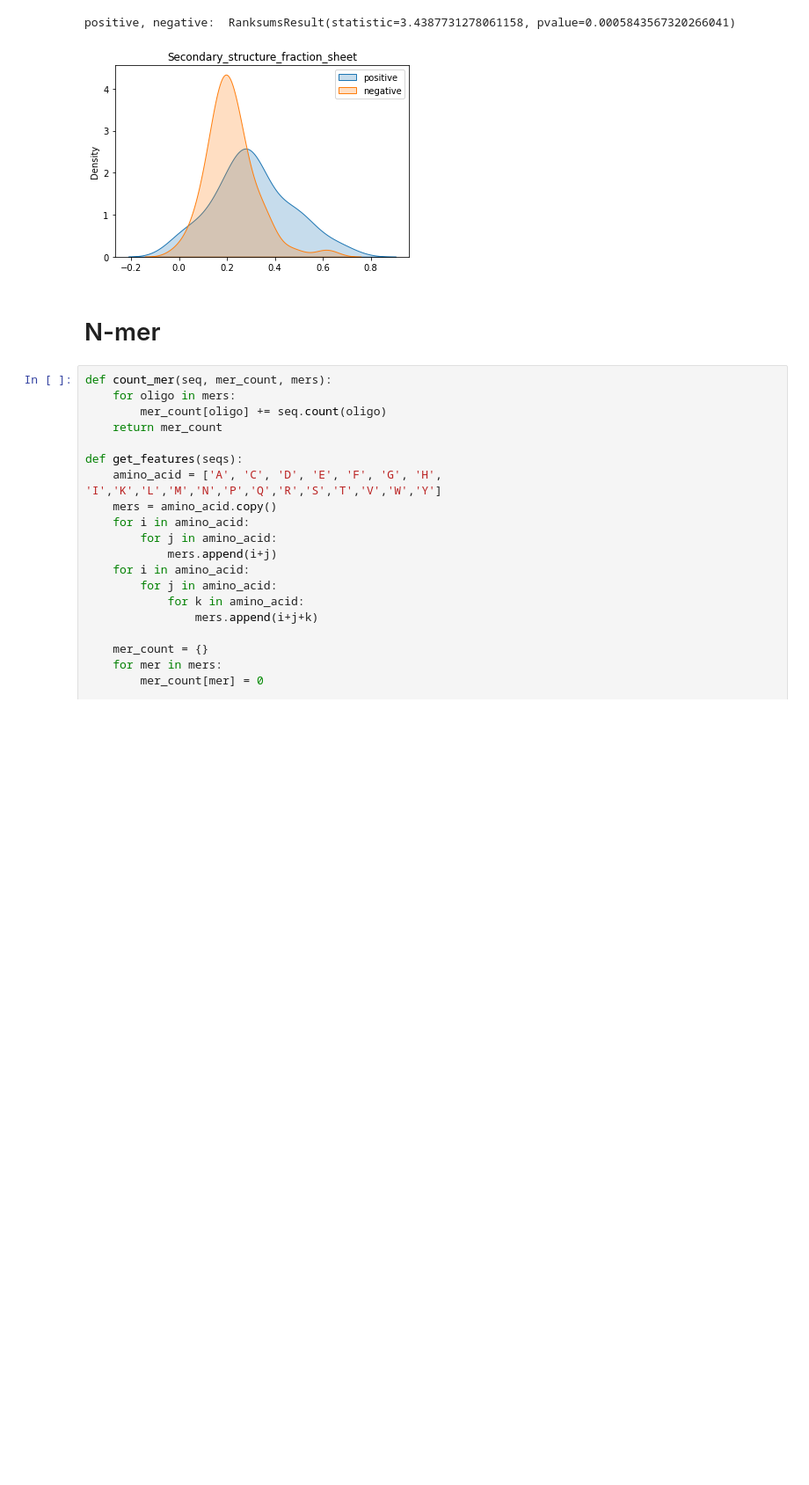
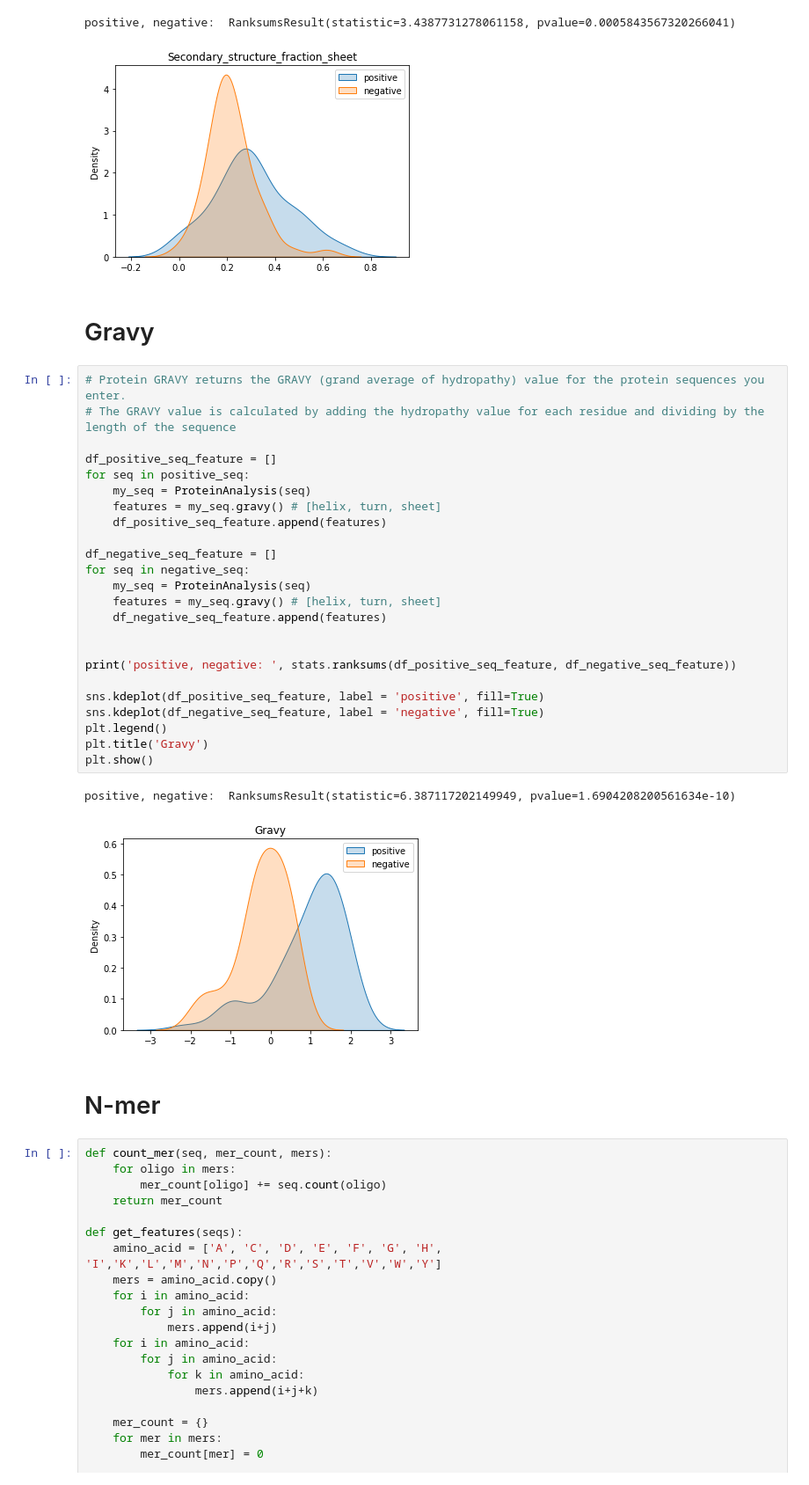
Before and after one commit to qoeogns09/Baekjoon, a Jupyter notebook: 2023.12.28 Gram specific 확인 (1).ipynb, the cells around one changed output. Shown at 88% size. Drawn from its saved outputs; the diff is of its cells as text; blank space fills up the shorter version.

```diff
--- a/2023.12.28 Gram specific 확인 (1).ipynb
+++ b/2023.12.28 Gram specific 확인 (1).ipynb
@@ -286,6 +286,35 @@ plt.show()
 # %% [output]
 positive, negative:  RanksumsResult(statistic=3.4387731278061158, pvalue=0.0005843567320266041)
 [figure]
+# %% [markdown]
+# Gravy
+# %%
+# Protein GRAVY returns the GRAVY (grand average of hydropathy) value for the protein sequences you enter.
+# The GRAVY value is calculated by adding the hydropathy value for each residue and dividing by the length of the sequence
+
+df_positive_seq_feature = []
+for seq in positive_seq:
+    my_seq = ProteinAnalysis(seq)
+    features = my_seq.gravy() # [helix, turn, sheet]
+    df_positive_seq_feature.append(features)
+
+df_negative_seq_feature = []
+for seq in negative_seq:
+    my_seq = ProteinAnalysis(seq)
+    features = my_seq.gravy() # [helix, turn, sheet]
+    df_negative_seq_feature.append(features)
+
+
+print('positive, negative: ', stats.ranksums(df_positive_seq_feature, df_negative_seq_feature))
+
+sns.kdeplot(df_positive_seq_feature, label = 'positive', fill=True)
+sns.kdeplot(df_negative_seq_feature, label = 'negative', fill=True)
+plt.legend()
+plt.title('Gravy')
+plt.show()
+# %% [output]
+positive, negative:  RanksumsResult(statistic=6.387117202149949, pvalue=1.6904208200561634e-10)
+[figure, added]
 # %% [markdown]
 # N-mer
 # %%
```
